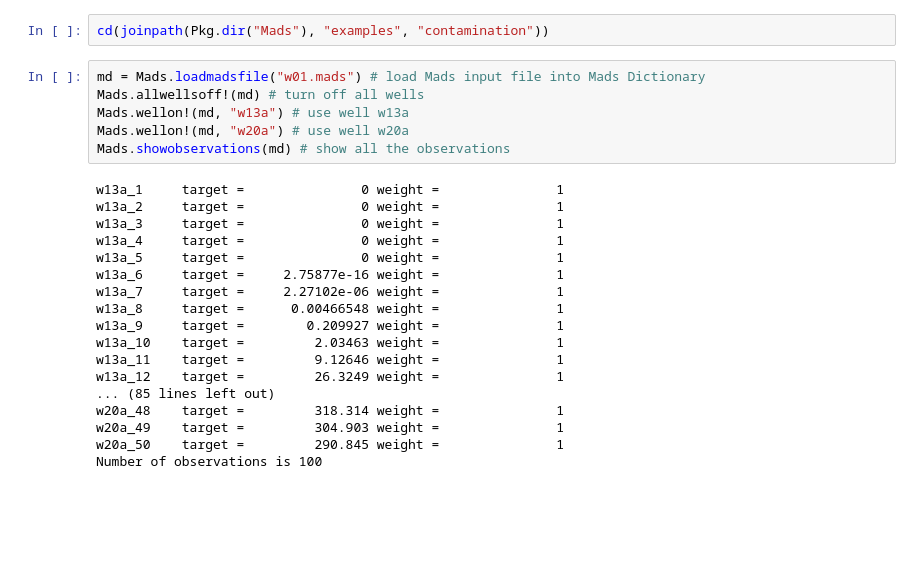
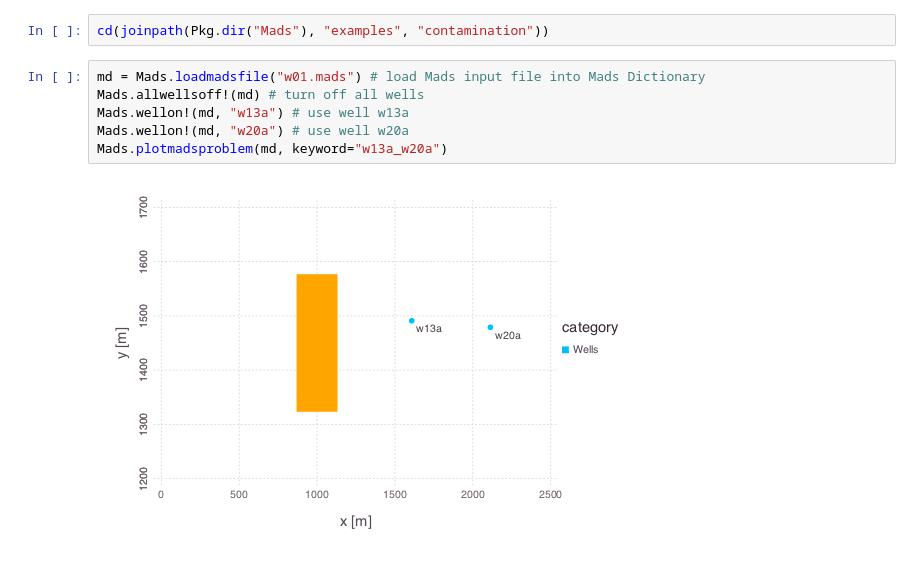
Before and after one commit to madsjulia/Mads.jl, a Jupyter notebook: notebooks/Madsexamples.ipynb, the cells around one changed output. Drawn from its saved outputs; the diff is of its cells as text; blank space fills up the shorter version.

```diff
--- a/notebooks/Madsexamples.ipynb
+++ b/notebooks/Madsexamples.ipynb
@@ -7,24 +7,8 @@ cd(joinpath(Pkg.dir("Mads"), "examples", "contamination"))
 # %%
 md = Mads.loadmadsfile("w01.mads") # load Mads input file into Mads Dictionary
 Mads.allwellsoff!(md) # turn off all wells
 Mads.wellon!(md, "w13a") # use well w13a
 Mads.wellon!(md, "w20a") # use well w20a
-Mads.showobservations(md) # show all the observations
+Mads.plotmadsproblem(md, keyword="w13a_w20a")
 # %% [output]
-w13a_1     target =               0 weight =               1
-w13a_2     target =               0 weight =               1
-w13a_3     target =               0 weight =               1
-w13a_4     target =               0 weight =               1
-w13a_5     target =               0 weight =               1
-w13a_6     target =     2.75877e-16 weight =               1
-w13a_7     target =     2.27102e-06 weight =               1
-w13a_8     target =      0.00466548 weight =               1
-w13a_9     target =        0.209927 weight =               1
-w13a_10    target =         2.03463 weight =               1
-w13a_11    target =         9.12646 weight =               1
-w13a_12    target =         26.3249 weight =               1
-... (85 lines left out)
-w20a_48    target =         318.314 weight =               1
-w20a_49    target =         304.903 weight =               1
-w20a_50    target =         290.845 weight =               1
-Number of observations is 100
+[figure, added]
```
Also changed, not shown: 1 other file.
